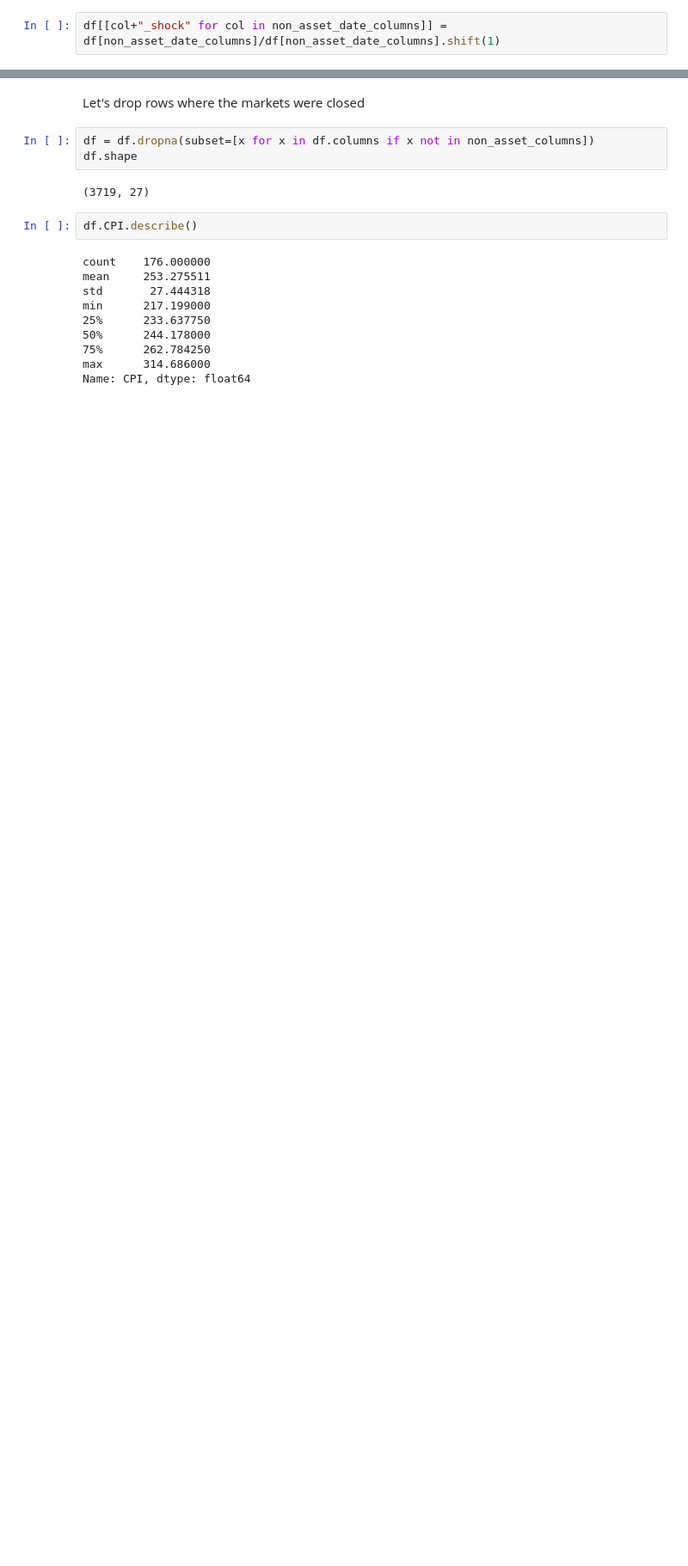
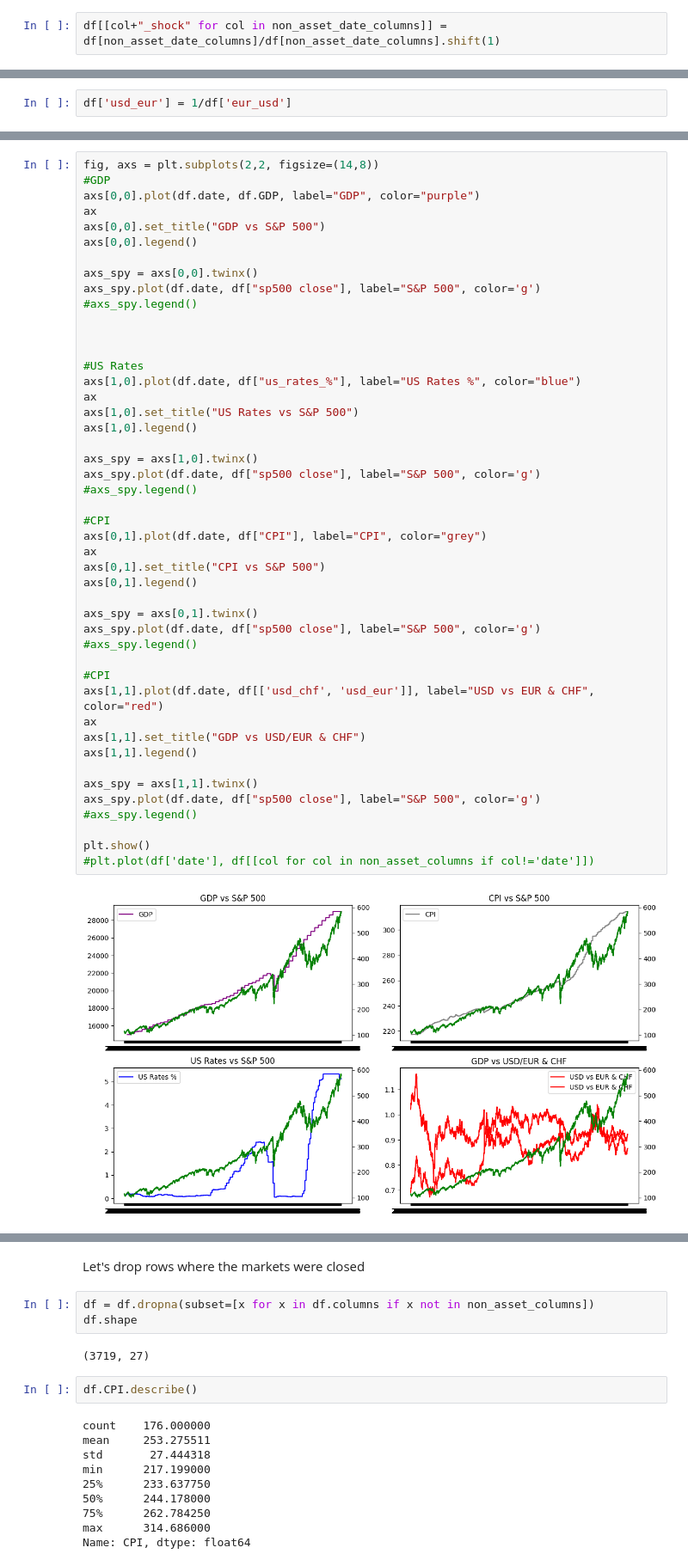
Before and after one commit to kklimov1/PriceRegressionPredictor, a Jupyter notebook: goldPriceAnalysis.ipynb, the cells around one changed output, grey strips where cells are left out. Shown: that part at 86% size. Cells and saved outputs as stored; diff of their text form; blank space fills up the shorter version.

Commit message:
Added non-assets vs S&P charts

```diff
--- a/goldPriceAnalysis.ipynb
+++ b/goldPriceAnalysis.ipynb
@@ -173,0 +176,2 @@ df[[col+"_shock" for col in non_asset_date_columns]] = df[non_asset_date_columns
+# %%
+df['usd_eur'] = 1/df['eur_usd']
@@ -174 +180,49 @@ df[[col+"_shock" for col in non_asset_date_columns]] = df[non_asset_date_columns
+# %%
+fig, axs = plt.subplots(2,2, figsize=(14,8))
+#GDP
+axs[0,0].plot(df.date, df.GDP, label="GDP", color="purple")
+ax
+axs[0,0].set_title("GDP vs S&P 500")
+axs[0,0].legend()
+
+axs_spy = axs[0,0].twinx()
+axs_spy.plot(df.date, df["sp500 close"], label="S&P 500", color='g')
+#axs_spy.legend()
+
+
+
+#US Rates
+axs[1,0].plot(df.date, df["us_rates_%"], label="US Rates %", color="blue")
+ax
+axs[1,0].set_title("US Rates vs S&P 500")
+axs[1,0].legend()
+
+axs_spy = axs[1,0].twinx()
+axs_spy.plot(df.date, df["sp500 close"], label="S&P 500", color='g')
+#axs_spy.legend()
+
+#CPI
+axs[0,1].plot(df.date, df["CPI"], label="CPI", color="grey")
+ax
+axs[0,1].set_title("CPI vs S&P 500")
+axs[0,1].legend()
+
+axs_spy = axs[0,1].twinx()
+axs_spy.plot(df.date, df["sp500 close"], label="S&P 500", color='g')
+#axs_spy.legend()
+
+#CPI
+axs[1,1].plot(df.date, df[['usd_chf', 'usd_eur']], label="USD vs EUR & CHF", color="red")
+ax
+axs[1,1].set_title("GDP vs USD/EUR & CHF")
+axs[1,1].legend()
+
+axs_spy = axs[1,1].twinx()
+axs_spy.plot(df.date, df["sp500 close"], label="S&P 500", color='g')
+#axs_spy.legend()
+
+plt.show()
+#plt.plot(df['date'], df[[col for col in non_asset_columns if col!='date']])
+# %% [output]
+[figure, added]
 # %%
```
Also changed, not shown: parts of 9 cells of this notebook.
